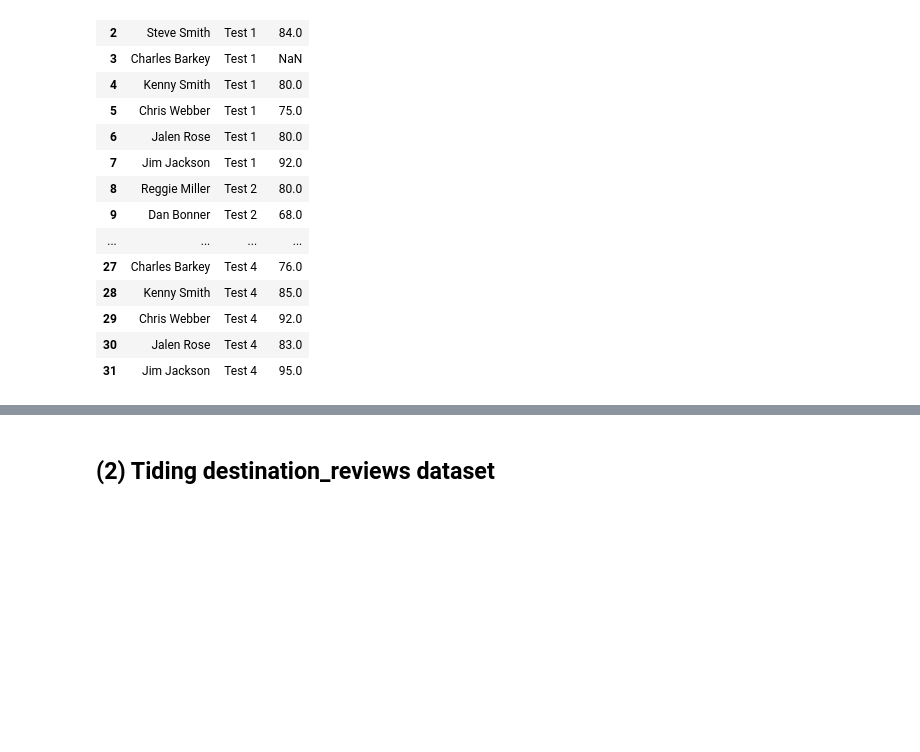
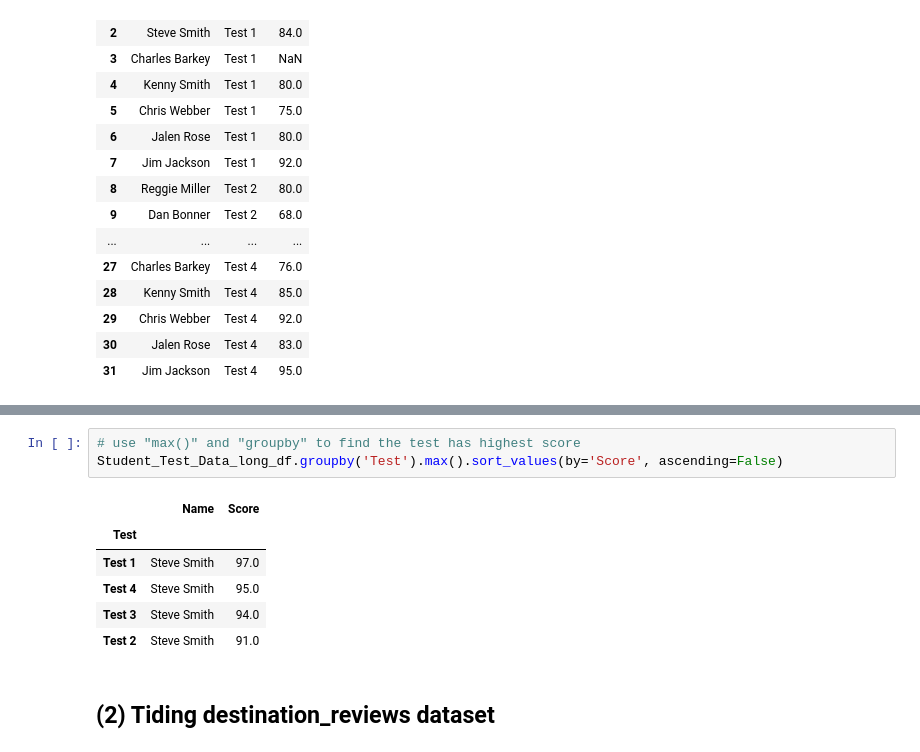
Before and after one commit to Johnnydaszhu/Analytics-Programming-DAV-5400, a Jupyter notebook: Q_Zhu_Project3.ipynb, the cells around one changed output, grey strips where cells are left out. Cells and saved outputs as stored; diff of their text form; blank space fills up the shorter version.

```diff
--- a/Q_Zhu_Project3.ipynb
+++ b/Q_Zhu_Project3.ipynb
@@ -61,3 +74,13 @@ dtype: object
+# %%
+# use "max()" and "groupby" to find the test has highest score
+Student_Test_Data_long_df.groupby('Test').max().sort_values(by='Score', ascending=False)
+# %% [output]
+|  | Name | Score |
+| Test |  |  |
+| Test 1 | Steve Smith | 97.0 |
+| Test 4 | Steve Smith | 95.0 |
+| Test 3 | Steve Smith | 94.0 |
+| Test 2 | Steve Smith | 91.0 |
 # %% [markdown]
 ## (2) Tiding destination_reviews dataset
 # %% [markdown]
```
Also changed, not shown: parts of 3 cells of this notebook.
